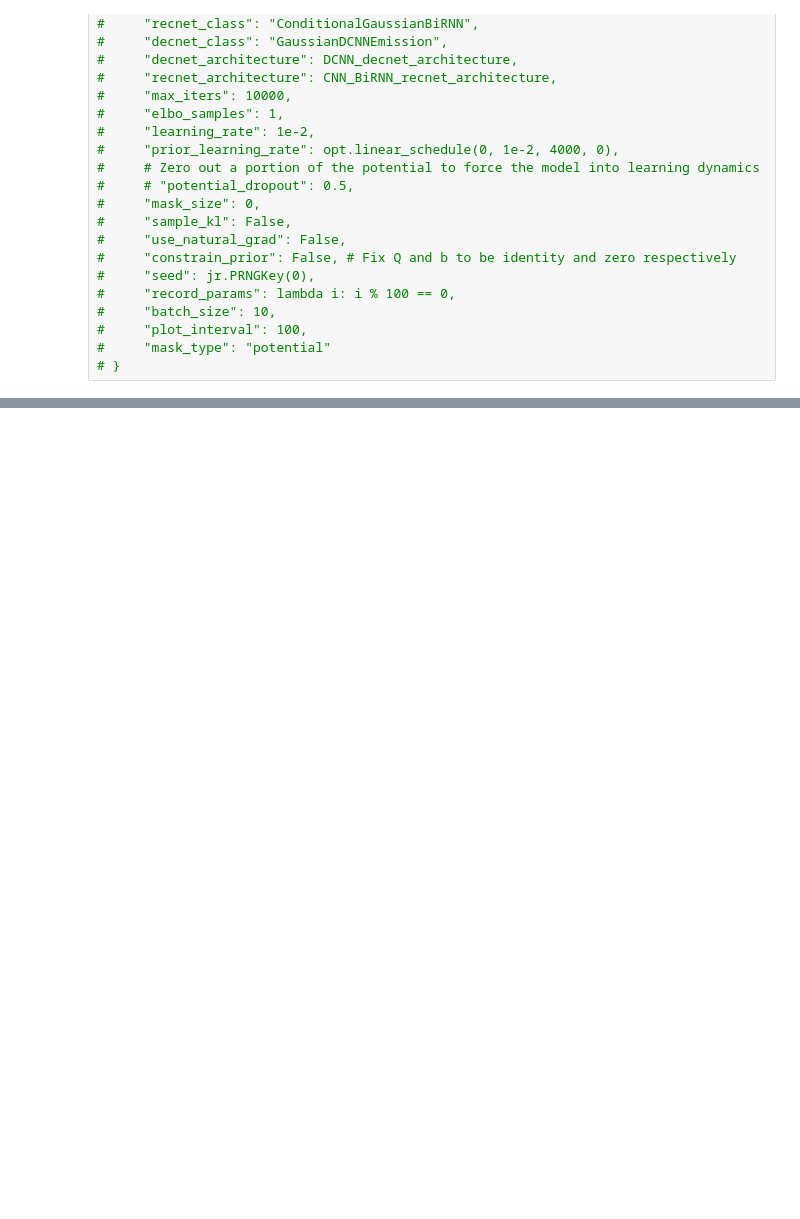
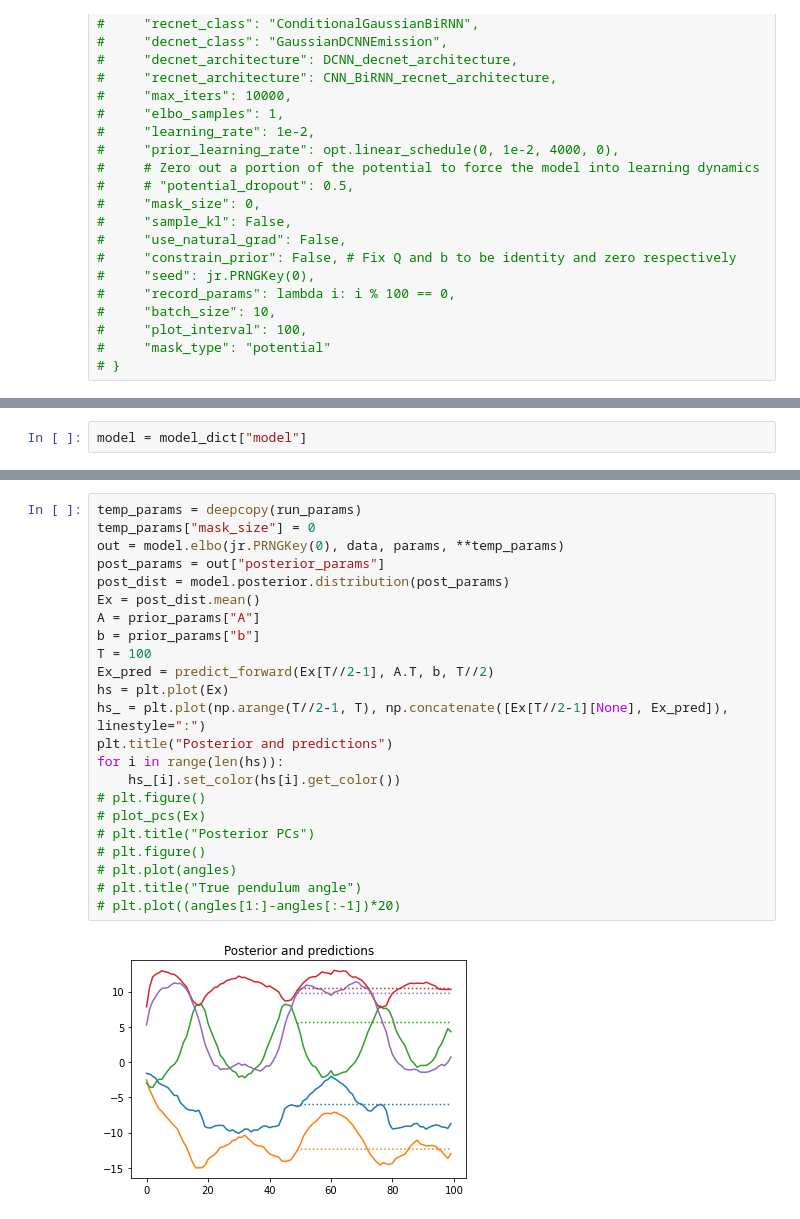
Before and after one commit to matthew9671/MattLab, a Jupyter notebook: Revisiting_SVAE.ipynb, the cells around one changed output, grey strips where cells are left out. Cells and saved outputs as stored; diff of their text form; blank space fills up the shorter version.

```diff
--- a/Revisiting_SVAE.ipynb
+++ b/Revisiting_SVAE.ipynb
@@ -3571,0 +3587,2 @@ run_variations = {
+# %%
+model = model_dict["model"]
@@ -3571,0 +3612,25 @@ run_variations = {
+# %%
+temp_params = deepcopy(run_params)
+temp_params["mask_size"] = 0
+out = model.elbo(jr.PRNGKey(0), data, params, **temp_params)
+post_params = out["posterior_params"]
+post_dist = model.posterior.distribution(post_params)
+Ex = post_dist.mean()
+A = prior_params["A"]
+b = prior_params["b"]
+T = 100
+Ex_pred = predict_forward(Ex[T//2-1], A.T, b, T//2)
+hs = plt.plot(Ex)
+hs_ = plt.plot(np.arange(T//2-1, T), np.concatenate([Ex[T//2-1][None], Ex_pred]), linestyle=":")
+plt.title("Posterior and predictions")
+for i in range(len(hs)):
+    hs_[i].set_color(hs[i].get_color())
+# plt.figure()
+# plot_pcs(Ex)
+# plt.title("Posterior PCs")
+# plt.figure()
+# plt.plot(angles)
+# plt.title("True pendulum angle")
+# plt.plot((angles[1:]-angles[:-1])*20)
+# %% [output]
+[figure, added]
```
Also changed, not shown: parts of 22 cells of this notebook.
